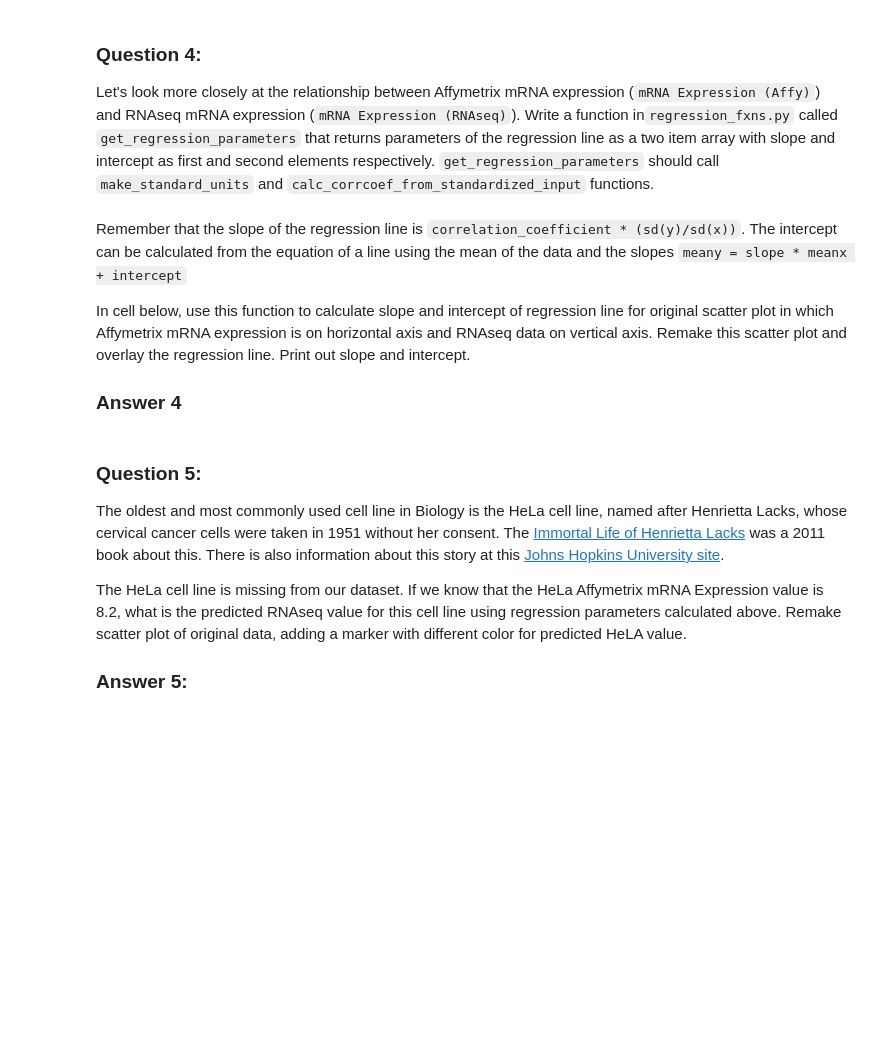
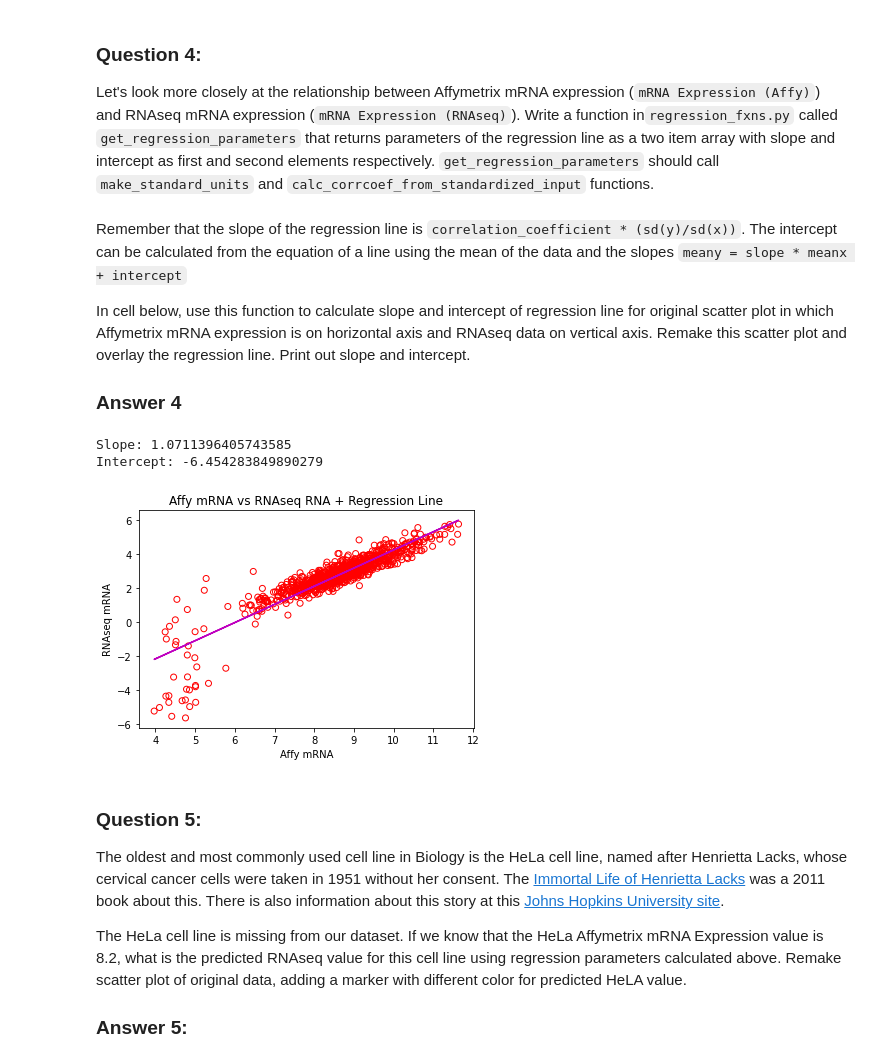
Before and after one commit to symmetricK/pten, a Jupyter notebook: hw08_alvarez.ipynb, the cells around one changed output. Cells and saved outputs as stored; diff of their text form; code cells hidden in the pictures; blank space fills up the shorter version.

```diff
--- a/hw08_alvarez.ipynb
+++ b/hw08_alvarez.ipynb
@@ -129,3 +127,23 @@ Print out slope and intercept.
+# %%
+# Answer 4
+correlation = regression_fxns.calc_corrcoef_from_standardized_input(affy_stdu,rnaseq_stdu)
+regression = regression_fxns.get_regression_parameters(pten_df['mRNA Expression (Affy)'],pten_df['mRNA Expression (RNAseq)'])
+
+slope = regression[0]
+intercept = regression[1]
+
+fig=plt.figure()
+plt.scatter(pten_df['mRNA Expression (Affy)'],pten_df['mRNA Expression (RNAseq)'],facecolors='none',edgecolors='r')
+plt.xlabel('Affy mRNA')
+plt.ylabel('RNAseq mRNA')
+plt.title('Affy mRNA vs RNAseq RNA + Regression Line')
+plt.plot(pten_df['mRNA Expression (Affy)'],slope*pten_df['mRNA Expression (Affy)']+intercept,color='m')
+print('Slope: '+str(slope))
+print('Intercept: '+str(intercept))
+# %% [output]
+Slope: 1.0711396405743585
+Intercept: -6.454283849890279
+[figure, added]
 # %% [markdown]
 ### Question 5:
 
```
Also changed, not shown: parts of 2 cells of this notebook.
